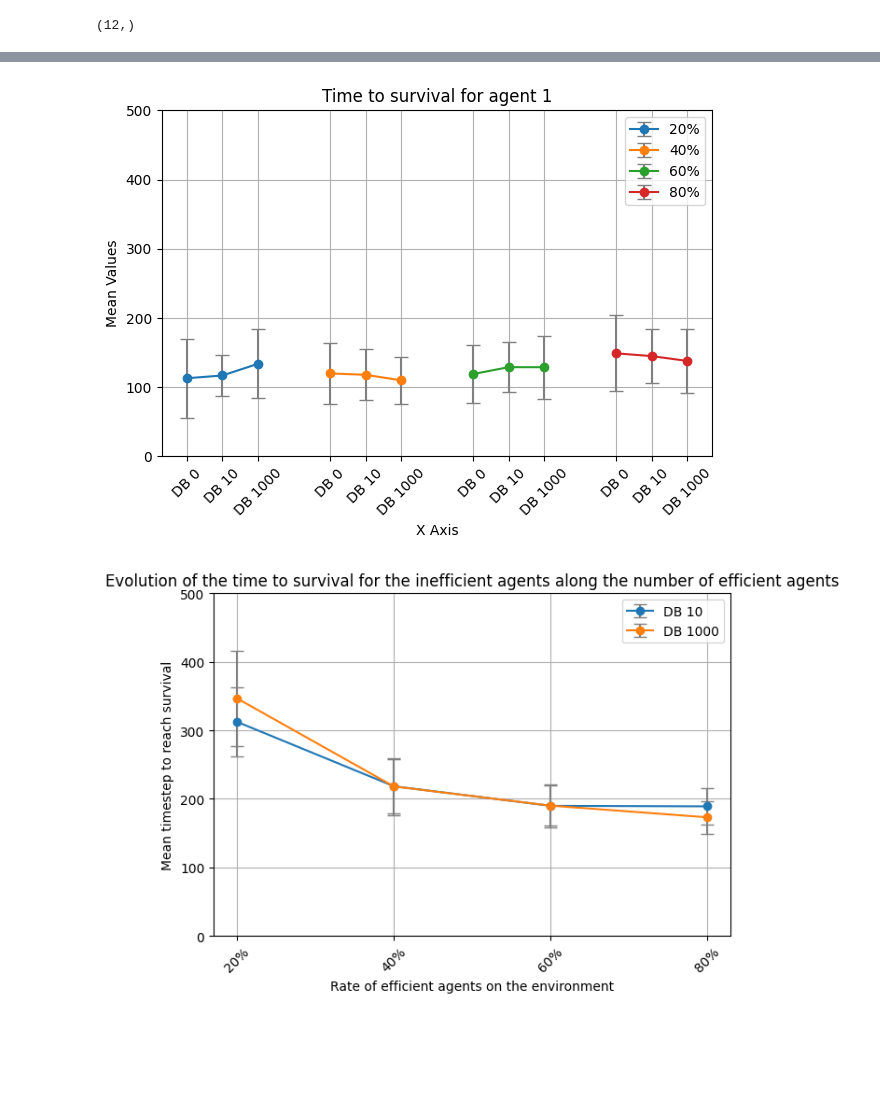
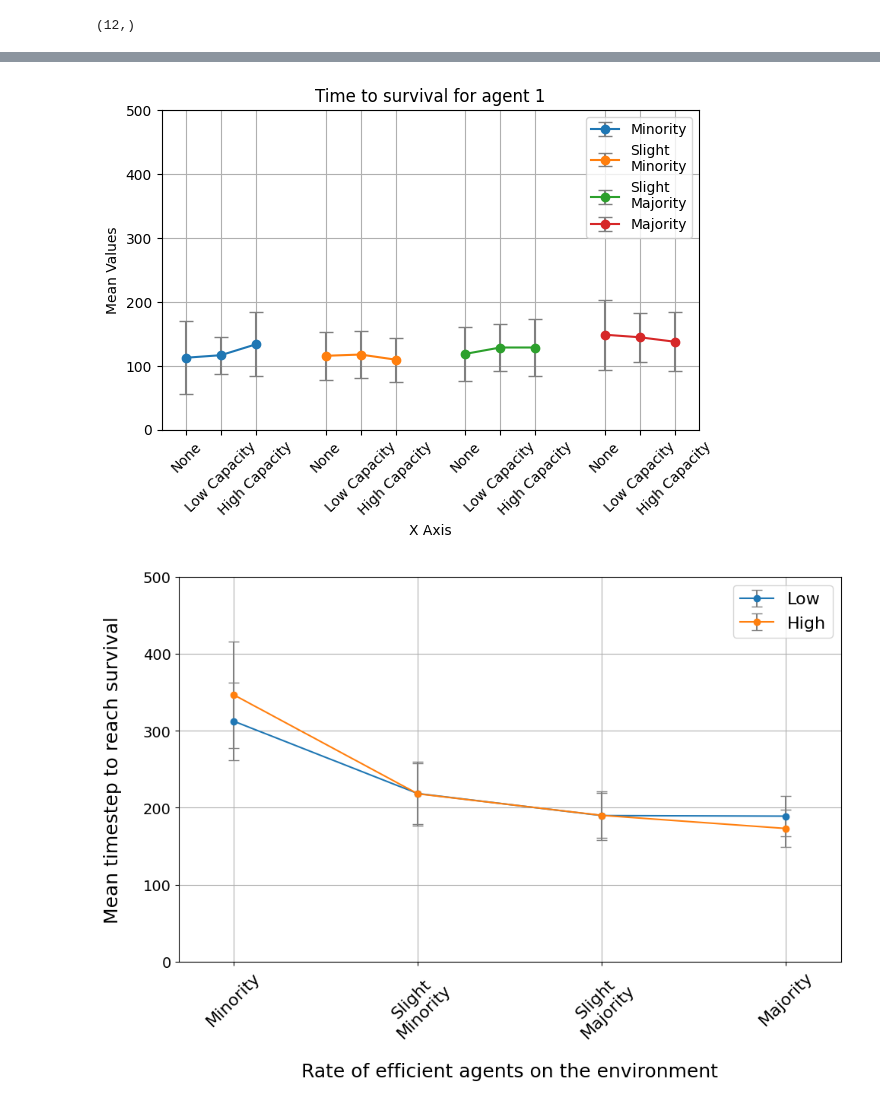
Before and after one commit to maymac00/MAEGG_IPPO, a Jupyter notebook: t2s.ipynb, the cells around one changed output, grey strips where cells are left out. Cells and saved outputs as stored; diff of their text form; code cells hidden in the pictures; blank space fills up the shorter version.

```diff
--- a/t2s.ipynb
+++ b/t2s.ipynb
@@ -74,10 +76,10 @@ x_positions = np.array([
 
 
 x_labels = [
-    'DB 0', 'DB 10', 'DB 1000',
+    'None', 'Low Capacity', 'High Capacity',
 ]
 x_labels = x_labels * 4
-group_labels = ['20%', '40%', '60%', '80%']
+group_labels = ['Minority', 'Slight\nMinority', 'Slight\nMajority', 'Majority']
 
 def plot_errorbar(data, data_err, title=""):
     for i in range(4):
@@ -150,28 +152,30 @@ def plot_errorbar_per_agent(agent, title=""):
 
 plot_errorbar_per_agent(0)
 # %% [output]
-[figure, old version]
+[figure, new version]
 # %%
 def plot_errorbar_ineff(db, title=""):
-
     vals = [policies_t2s_meds[eff_rates[i]][db][int(eff_rates[i] * 5):].mean() for i in range(4)]
     errs = [policies_t2s_iqr[eff_rates[i]][db][int(eff_rates[i] * 5):].mean() for i in range(4)]
-    plt.errorbar([1,2,3,4], vals, yerr=errs, fmt='-o', ecolor='gray', capsize=5, label=f"DB {db}")
+    plt.errorbar([1,2,3,4], vals, yerr=errs, fmt='-o', ecolor='gray', capsize=5, label="Low" if db == 10 else "High")
 
-    plt.xticks([1,2,3,4], group_labels, rotation=45)
+    plt.xticks([1,2,3,4], group_labels, rotation=45, fontsize=16)
     plt.ylim(0, 500)
+    plt.yticks(fontsize=14)
 
     # Customize labels, title, and grid
-    plt.xlabel('Rate of efficient agents on the environment')
-    plt.ylabel('Mean timestep to reach survival')
-    plt.title(title)
+    plt.xlabel('Rate of efficient agents on the environment', fontsize=18, labelpad=20)
+    plt.ylabel('Mean timestep to reach survival', fontsize=18, labelpad=20)
+    plt.title(title, fontsize=22, pad=20)
+    plt.margins(x=0.1)
     plt.grid(True)
-    plt.legend()
+    # Set legend as big
+    plt.legend(fontsize=16)
 
     # Adjust layout to prevent clipping of tick-labels
     plt.tight_layout()
-
+plt.figure(figsize=(10, 7))
 plot_errorbar_ineff(10)
-plot_errorbar_ineff(1000, "Evolution of the time to survival for the inefficient agents along the number of efficient agents")
+plot_errorbar_ineff(1000, "")
 # %% [output]
-[figure, old version]
+[figure, new version]
```
Also changed, not shown: parts of 3 cells of this notebook, 7 other files.
